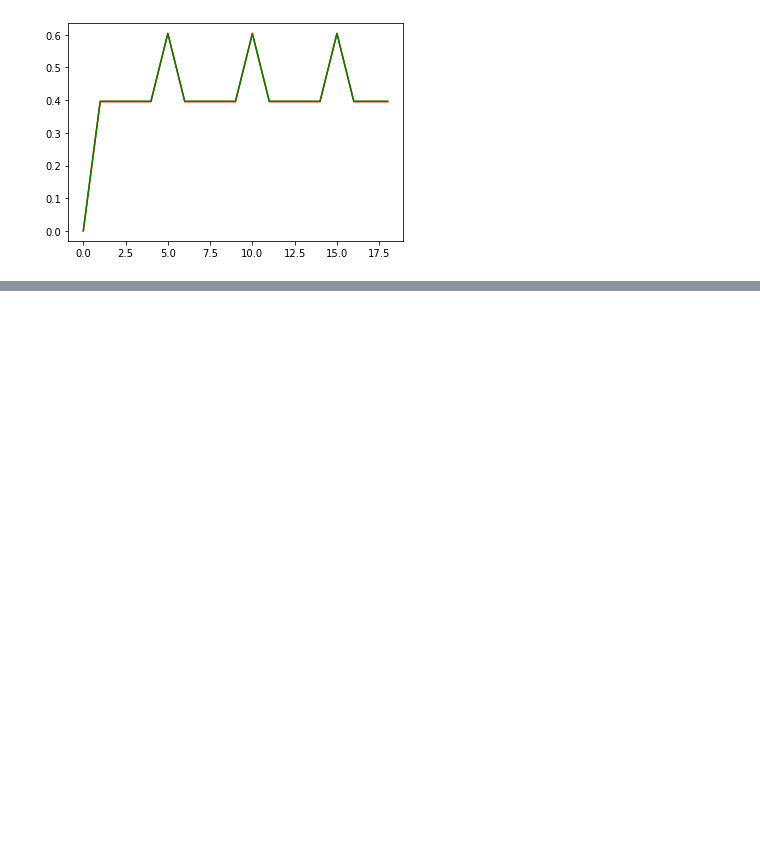
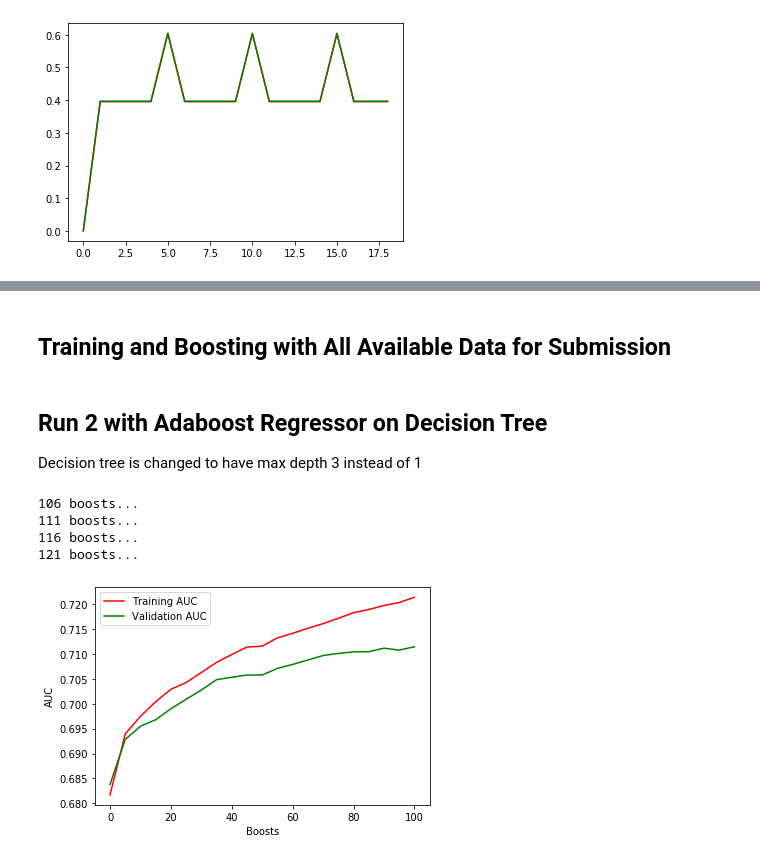
Before and after one commit to nluong1021/cs178-ML, a Jupyter notebook: Boosted Tree.ipynb, the cells around one changed output, grey strips where cells are left out. Saved outputs shown, nothing was run; the diff lists cells and outputs as text; code cells hidden in the pictures; blank space fills up the shorter version.

```diff
--- a/Boosted Tree.ipynb
+++ b/Boosted Tree.ipynb
@@ -117,0 +198,2 @@ polytest = ml.transforms.fpoly(test, 3, bias=False)
+# %% [markdown]
+## Training and Boosting with All Available Data for Submission
@@ -117,0 +212,41 @@ polytest = ml.transforms.fpoly(test, 3, bias=False)
+# %% [markdown]
+## Run 2 with Adaboost Regressor on Decision Tree
+Decision tree is changed to have max depth 3 instead of 1
+# %%
+# dtree_clf2 = DecisionTreeClassifier(max_depth=3)
+
+# train_auc2 = np.zeros((20))
+# validation_auc2 = np.zeros((20))
+
+for i,n in enumerate(range(0,101,5)):
+    if n%5 == 0: print(f'{n+1} boosts...')
+#     ada_regr2 = AdaBoostClassifier(base_estimator=dtree_clf2, n_estimators=n+1)
+#     ada_regr2.fit(Xtr, Ytr)
+#     train_auc2[i] = ada_regr2.score(Xtr, Ytr)
+#     validation_auc2[i] = ada_regr2.score(Xva, Yva)
+#     preds = ada_regr.predict_proba(Xva)
+# %%
+train_auc2 = np.concatenate((train_auc2, np.zeros(5)))
+validation_auc2 = np.concatenate((validation_auc2, np.zeros(5)))
+
+for i,n in enumerate(range(105,126,5)):
+    if n%5 == 0: print(f'{n+1} boosts...')
+    ada_regr2 = AdaBoostClassifier(base_estimator=dtree_clf2, n_estimators=n+1)
+    ada_regr2.fit(Xtr, Ytr)
+    train_auc2[i+21] = ada_regr2.score(Xtr, Ytr)
+    validation_auc2[i+21] = ada_regr2.score(Xva, Yva)
+# %% [output]
+106 boosts...
+111 boosts...
+116 boosts...
+121 boosts...
+# %%
+xrange = np.arange(0,126,5)
+plt.plot(xrange,train_auc2,'r-',xrange,validation_auc2,'g-')
+plt.xlabel('Boosts')
+plt.ylabel('AUC')
+plt.legend(['Training AUC', 'Validation AUC'])
+plt.savefig('adaboost2_auc126.png')
+plt.show()
+# %% [output]
+[figure, added]
```
Also changed, not shown: parts of 10 cells of this notebook, 4 other files.
